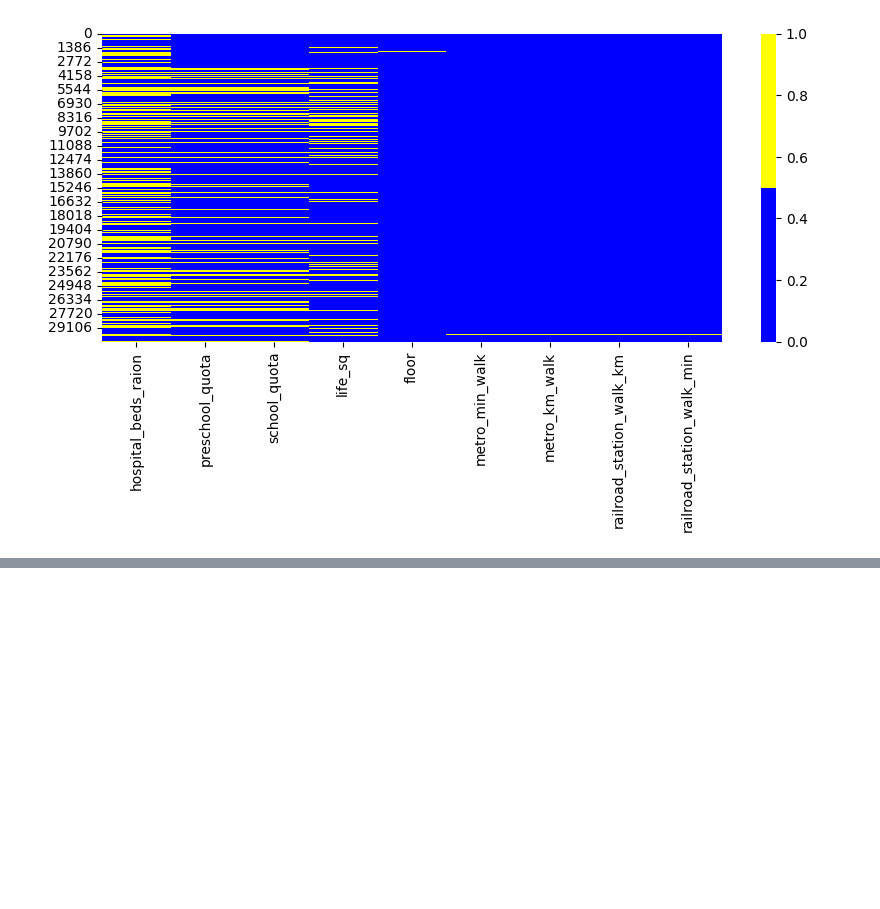
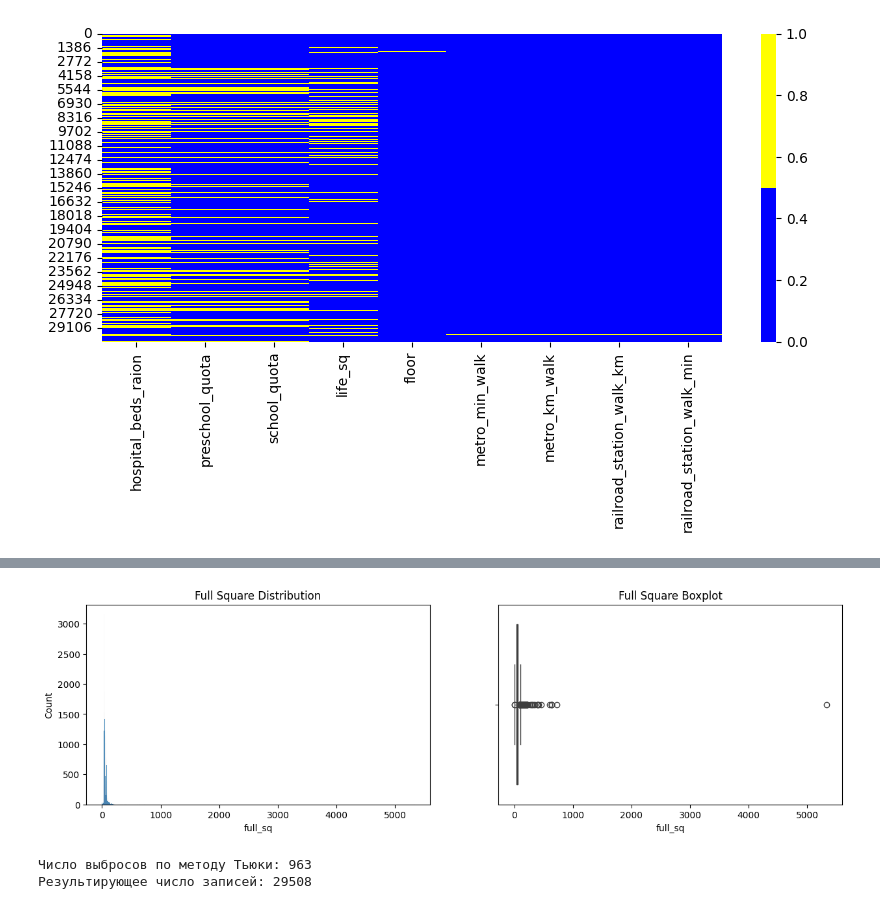
Before and after one commit to wancraig/sf_data_science_pro, a Jupyter notebook: Python 10-15 Pandas/pandas sber cleaning.ipynb, the cells around one changed output, grey strips where cells are left out. Drawn from its saved outputs; the diff is of its cells as text; code cells hidden in the pictures; blank space fills up the shorter version.

```diff
--- a/Python 10-15 Pandas/pandas sber cleaning.ipynb
+++ b/Python 10-15 Pandas/pandas sber cleaning.ipynb
@@ -115,0 +307,33 @@ ax = sns.heatmap(
+# %%
+fig, axes = plt.subplots(nrows=1, ncols=2, figsize=(15, 4))
+histplot = sns.histplot(data=sber_data, x='full_sq', ax=axes[0]);
+histplot.set_title('Full Square Distribution');
+boxplot = sns.boxplot(data=sber_data, x='full_sq', ax=axes[1]);
+boxplot.set_title('Full Square Boxplot');
+# Врага нужно знать в лицо! Запомните эти картинки: именно так выглядят типичные графики распределений с выбросами в данных.
+# Гистограмма, реализованная в seaborn, автоматически выбирает число столбцов, необходимое для наилучшей визуализации
+# распределения. Когда признак содержит выбивающиеся значения, число столбцов становится очень велико и в итоге получается
+# такая «кракозябра». По этой же причине получается сплюснутая под весом выбросов коробчатая диаграмма.
+# Она помогает более чётко увидеть потенциальные аномалии, которые находятся за пределами усов
+# (1.5 межквартильных размаха).
+# %% [output]
+[figure, added]
+# %%
+# функция для определения наличия выбросов по методу Тьюки (или метод межквартильного размаха)
+def outliers_iqr(data, feature):
+    x = data[feature]
+    quartile_1, quartile_3 = x.quantile(0.25), x.quantile(0.75),
+    iqr = quartile_3 - quartile_1
+    lower_bound = quartile_1 - (iqr * 1.5)
+    upper_bound = quartile_3 + (iqr * 1.5)
+    outliers = data[(x < lower_bound) | (x > upper_bound)]
+    cleaned = data[(x >= lower_bound) & (x <= upper_bound)]
+    return outliers, cleaned
+
+# применяем функцию
+outliers, cleaned = outliers_iqr(sber_data, 'full_sq')
+print(f'Число выбросов по методу Тьюки: {outliers.shape[0]}')
+print(f'Результирующее число записей: {cleaned.shape[0]}')
+# %% [output]
+Число выбросов по методу Тьюки: 963
+Результирующее число записей: 29508
```
Also changed, not shown: parts of 26 cells of this notebook, 10 other files.
